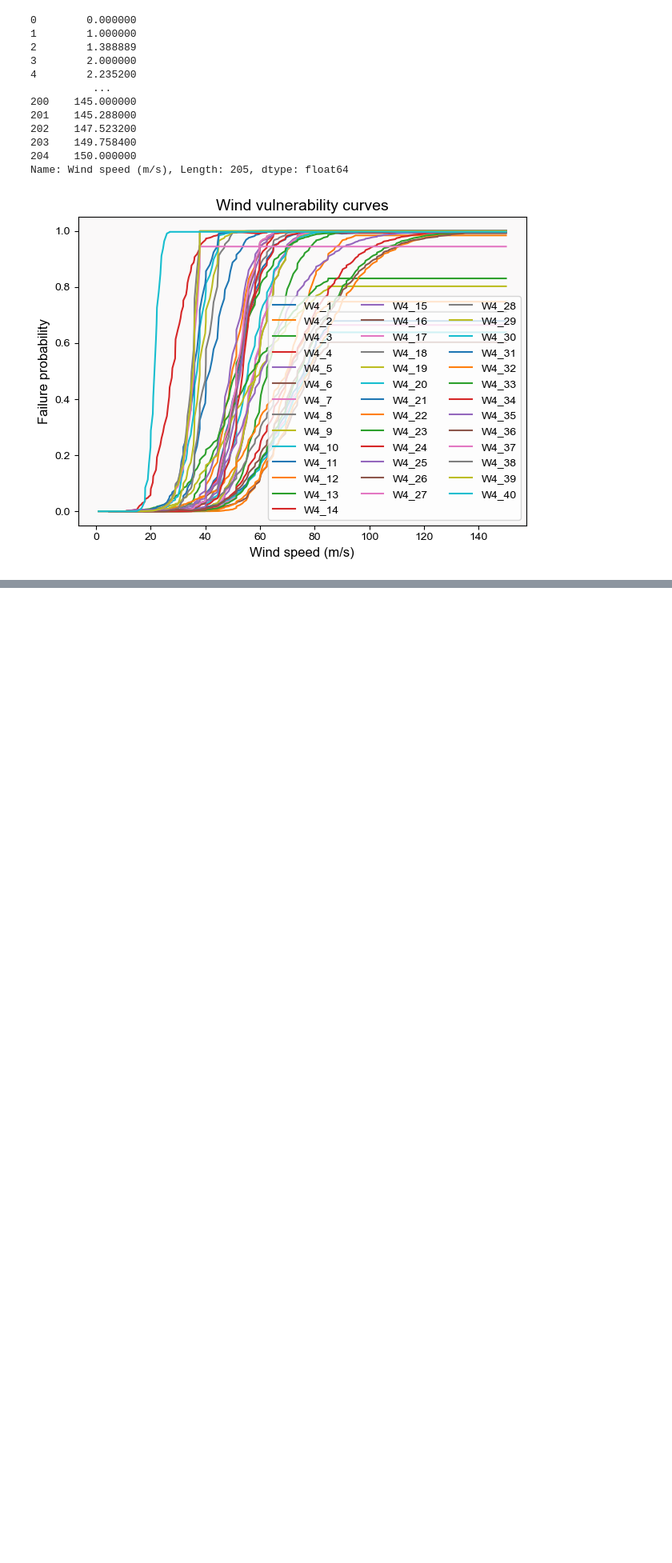
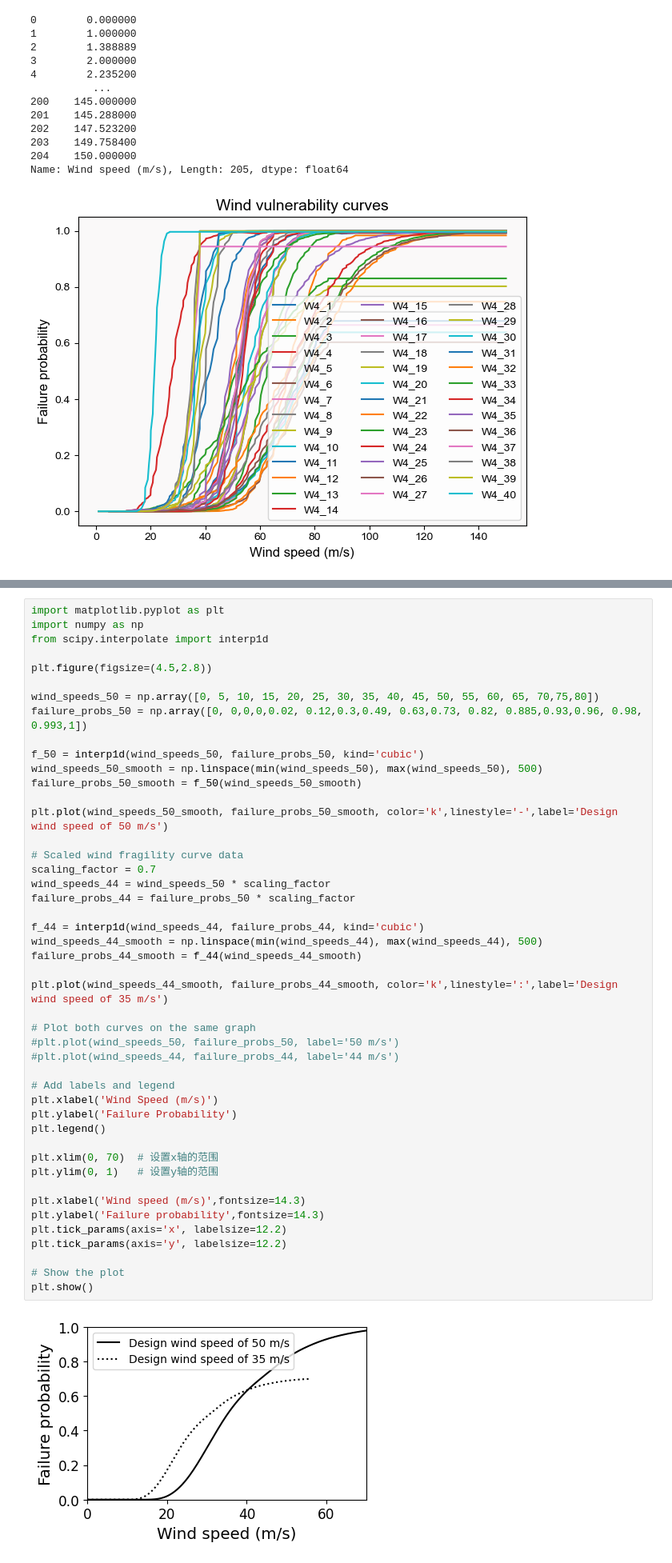
Before and after one commit to Mengqi-Ye/pg_risk_analysis, a Jupyter notebook: figures/fragility_curves_figure.ipynb, the cells around one changed output, grey strips where cells are left out. Shown at 80% size. Cells and saved outputs as stored; diff of their text form; blank space fills up the shorter version.

```diff
--- a/figures/fragility_curves_figure.ipynb
+++ b/figures/fragility_curves_figure.ipynb
@@ -251,0 +294,48 @@ Name: Wind speed (m/s), Length: 205, dtype: float64
+# %%
+import matplotlib.pyplot as plt
+import numpy as np
+from scipy.interpolate import interp1d
+
+plt.figure(figsize=(4.5,2.8))
+
+wind_speeds_50 = np.array([0, 5, 10, 15, 20, 25, 30, 35, 40, 45, 50, 55, 60, 65, 70,75,80])
+failure_probs_50 = np.array([0, 0,0,0,0.02, 0.12,0.3,0.49, 0.63,0.73, 0.82, 0.885,0.93,0.96, 0.98, 0.993,1])
+
+f_50 = interp1d(wind_speeds_50, failure_probs_50, kind='cubic')
+wind_speeds_50_smooth = np.linspace(min(wind_speeds_50), max(wind_speeds_50), 500)
+failure_probs_50_smooth = f_50(wind_speeds_50_smooth)
+
+plt.plot(wind_speeds_50_smooth, failure_probs_50_smooth, color='k',linestyle='-',label='Design wind speed of 50 m/s')
+
+# Scaled wind fragility curve data
+scaling_factor = 0.7
+wind_speeds_44 = wind_speeds_50 * scaling_factor
+failure_probs_44 = failure_probs_50 * scaling_factor
+
+f_44 = interp1d(wind_speeds_44, failure_probs_44, kind='cubic')
+wind_speeds_44_smooth = np.linspace(min(wind_speeds_44), max(wind_speeds_44), 500)
+failure_probs_44_smooth = f_44(wind_speeds_44_smooth)
+
+plt.plot(wind_speeds_44_smooth, failure_probs_44_smooth, color='k',linestyle=':',label='Design wind speed of 35 m/s')
+
+# Plot both curves on the same graph
+#plt.plot(wind_speeds_50, failure_probs_50, label='50 m/s')
+#plt.plot(wind_speeds_44, failure_probs_44, label='44 m/s')
+
+# Add labels and legend
+plt.xlabel('Wind Speed (m/s)')
+plt.ylabel('Failure Probability')
+plt.legend()
+
+plt.xlim(0, 70)  # 设置x轴的范围
+plt.ylim(0, 1)   # 设置y轴的范围
+
+plt.xlabel('Wind speed (m/s)',fontsize=14.3)
+plt.ylabel('Failure probability',fontsize=14.3)
+plt.tick_params(axis='x', labelsize=12.2)
+plt.tick_params(axis='y', labelsize=12.2)
+
+# Show the plot
+plt.show()
+# %% [output]
+[figure, added]
```
Also changed, not shown: parts of 4 cells of this notebook, 2 other files.
